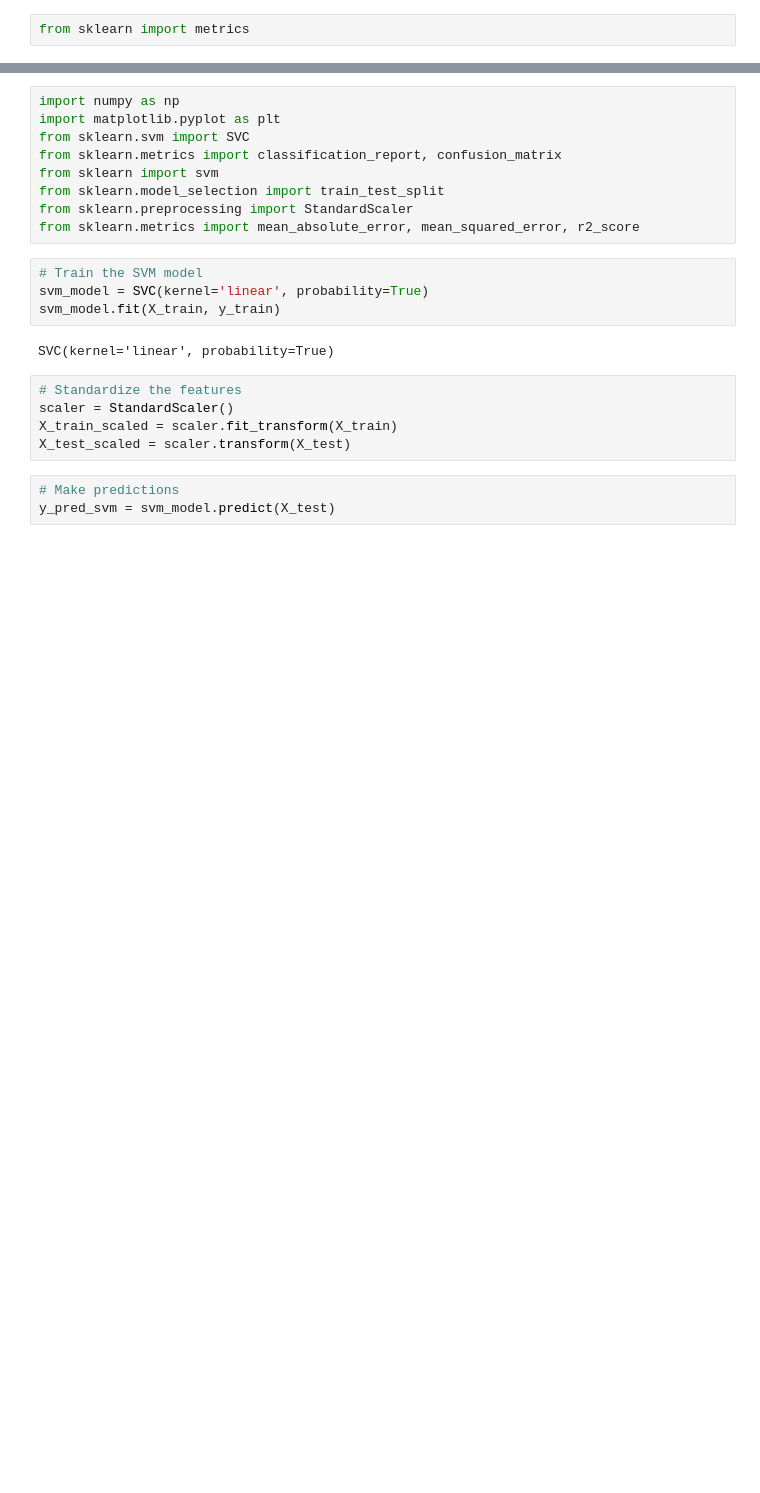
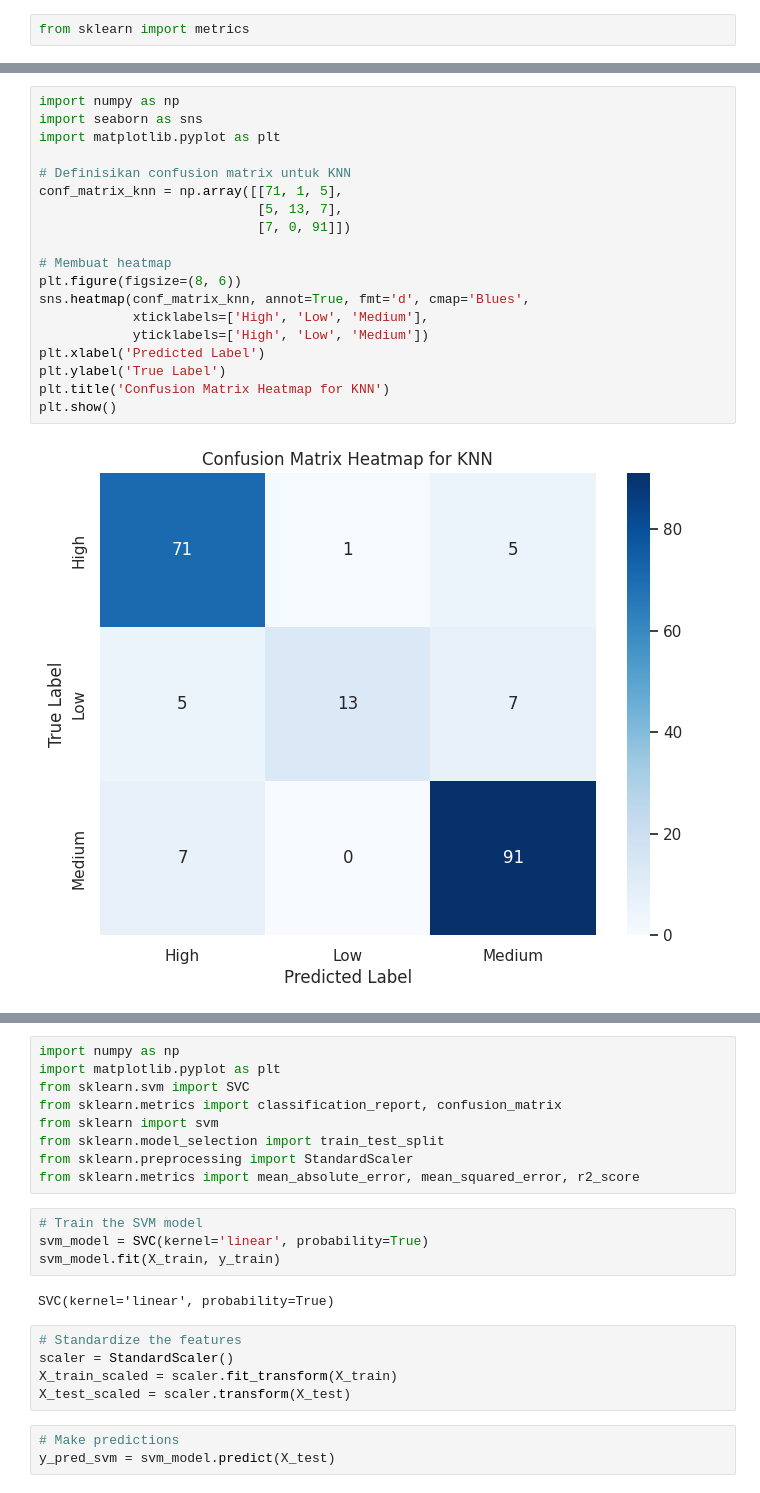
Before and after one commit to Arifah23/baru-belajar-git, a Jupyter notebook: 22611158_Arifah_NH_UAS2.ipynb, the cells around one changed output, grey strips where cells are left out. Drawn from its saved outputs; the diff is of its cells as text; blank space fills up the shorter version.

```diff
--- a/22611158_Arifah_NH_UAS2.ipynb
+++ b/22611158_Arifah_NH_UAS2.ipynb
@@ -370,0 +485,21 @@ Confusion Matrix:
+# %%
+import numpy as np
+import seaborn as sns
+import matplotlib.pyplot as plt
+
+# Definisikan confusion matrix untuk KNN
+conf_matrix_knn = np.array([[71, 1, 5],
+                            [5, 13, 7],
+                            [7, 0, 91]])
+
+# Membuat heatmap
+plt.figure(figsize=(8, 6))
+sns.heatmap(conf_matrix_knn, annot=True, fmt='d', cmap='Blues',
+            xticklabels=['High', 'Low', 'Medium'],
+            yticklabels=['High', 'Low', 'Medium'])
+plt.xlabel('Predicted Label')
+plt.ylabel('True Label')
+plt.title('Confusion Matrix Heatmap for KNN')
+plt.show()
+# %% [output]
+[figure, added]
```
Also changed, not shown: parts of 17 cells of this notebook, 3 other files.
